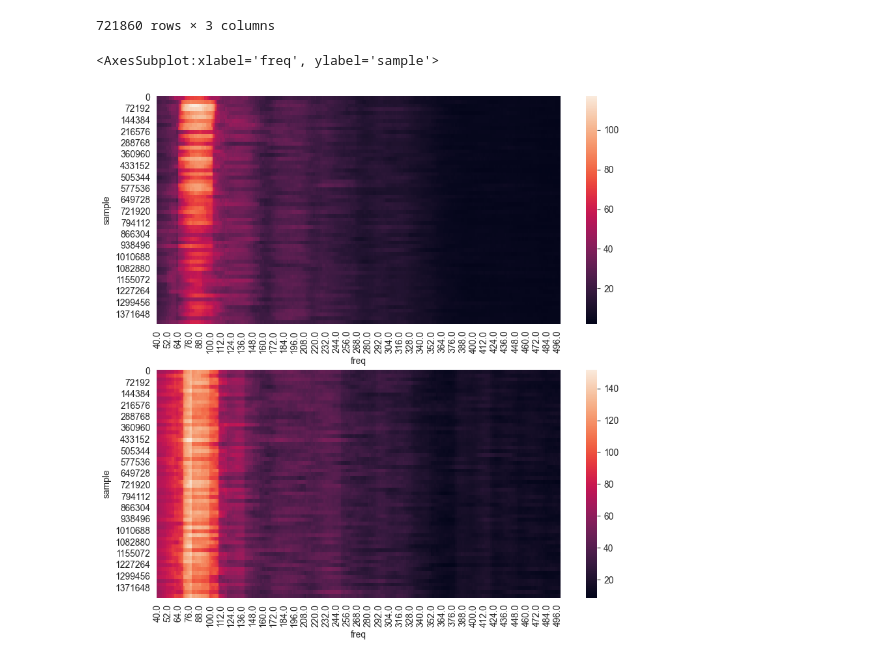
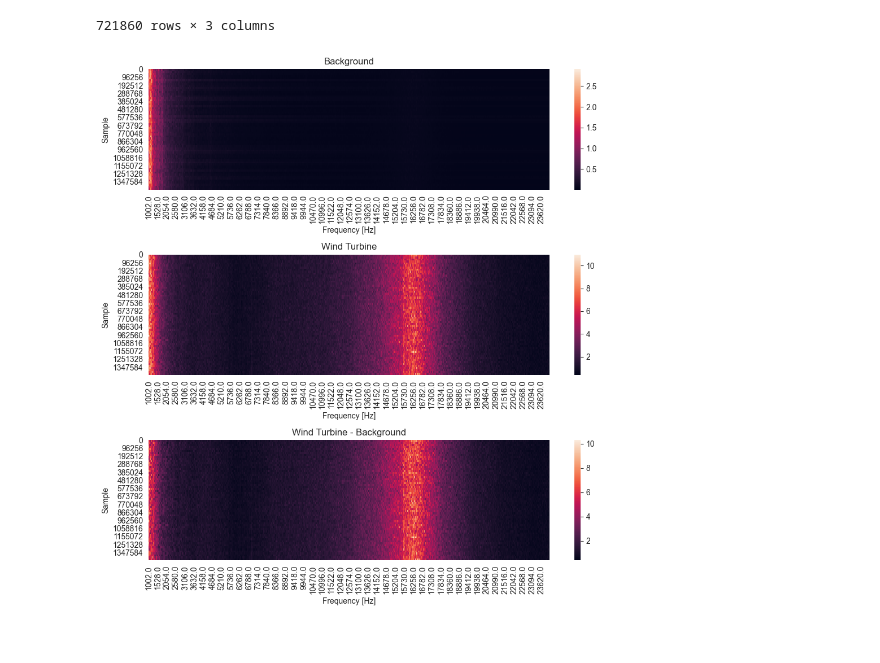
Before and after one commit to gonespral/wind-turbine-noise-measurement-and-prediction, a Jupyter notebook: data_analysis_fft.ipynb, the cells around one changed output. Drawn from its saved outputs; the diff is of its cells as text; code cells hidden in the pictures.

```diff
--- a/data_analysis_fft.ipynb
+++ b/data_analysis_fft.ipynb
@@ -107,6 +107,7 @@ sample_rate = 48128
 # Iterate over every sample_rate/2 samples
 df_bg_fft_list = []
 df_wt_fft_list = []
+df_wt_bg_fft_list = []
 
 for sample in range(0, len(df_bg_mean), int(sample_rate/2)):
     # Get the sample
@@ -132,25 +133,34 @@ for sample in range(0, len(df_bg_mean), int(sample_rate/2)):
     df_wt_fft_sample = pd.DataFrame({"freq": freq_wt, "fft": np.abs(signal_fft_wt)})
     df_wt_fft_sample = df_wt_fft_sample.loc[df_wt_fft_sample["freq"] > 0]
 
+    df_wt_bg_fft_sample = df_wt_fft_sample.copy()
+    df_wt_bg_fft_sample["fft"] = df_wt_bg_fft_sample["fft"] - df_bg_fft_sample["fft"]
+    df_wt_bg_fft_sample.loc[df_wt_bg_fft_sample["fft"] < 0, "fft"] = 0
+
     # Smooth the FFT results
     df_bg_fft_sample["fft"] = df_bg_fft_sample["fft"].rolling(20).mean()
     df_wt_fft_sample["fft"] = df_wt_fft_sample["fft"].rolling(20).mean()
+    df_wt_bg_fft_sample["fft"] = df_wt_bg_fft_sample["fft"].rolling(20).mean()
 
     # Denoise the WT signal
     df_wt_bg_fft_sample = df_wt_fft_sample.copy()
     df_wt_bg_fft_sample["fft"] = df_wt_bg_fft_sample["fft"] - df_bg_fft_sample["fft"]
+    df_wt_bg_fft_sample.loc[df_wt_bg_fft_sample["fft"] < 0, "fft"] = 0
 
     # Add sample number to the dataframe
     df_bg_fft_sample["sample"] = sample
     df_wt_fft_sample["sample"] = sample
+    df_wt_bg_fft_sample["sample"] = sample
 
     # Add the sample to the list
     df_bg_fft_list.append(df_bg_fft_sample)
     df_wt_fft_list.append(df_wt_fft_sample)
+    df_wt_bg_fft_list.append(df_wt_bg_fft_sample)
 # %%
 # Merge the list of dataframes into one dataframe
 df_bg_fft = pd.concat(df_bg_fft_list)
 df_wt_fft = pd.concat(df_wt_fft_list)
+df_wt_bg_fft = pd.concat(df_wt_bg_fft_list)
 # %%
 df_bg_fft
 # %% [output]
@@ -169,16 +179,31 @@ df_bg_fft
 721860 rows × 3 columns
 # %%
 # Plot heatmap of the FFT results. Only plot frequencies in range:
-f_lb = 38
-f_ub = 500
+f_lb = 1000
+f_ub = 25000
 
 df_bg_fft_ = df_bg_fft.loc[(df_bg_fft["freq"] > f_lb) & (df_bg_fft["freq"] < f_ub)]
 df_wt_fft_ = df_wt_fft.loc[(df_wt_fft["freq"] > f_lb) & (df_wt_fft["freq"] < f_ub)]
+df_wt_bg_fft_ = df_wt_bg_fft.loc[(df_wt_bg_fft["freq"] > f_lb) & (df_wt_bg_fft["freq"] < f_ub)]
 
 # Create subplots, with seaborn
-fig, ax = plt.subplots(2, 1, figsize=(10, 10))
+fig, ax = plt.subplots(3, 1, figsize=(10, 10))
 sns.heatmap(df_bg_fft_.pivot("sample", "freq", "fft"), ax=ax[0])
 sns.heatmap(df_wt_fft_.pivot("sample", "freq", "fft"), ax=ax[1])
+sns.heatmap(df_wt_bg_fft_.pivot("sample", "freq", "fft"), ax=ax[2])
+
+ax[0].set_title("Background")
+ax[1].set_title("Wind Turbine")
+ax[2].set_title("Wind Turbine - Background")
+
+ax[0].set_xlabel("Frequency [Hz]")
+ax[1].set_xlabel("Frequency [Hz]")
+ax[2].set_xlabel("Frequency [Hz]")
+
+ax[0].set_ylabel("Sample")
+ax[1].set_ylabel("Sample")
+ax[2].set_ylabel("Sample")
+
+plt.tight_layout()
 # %% [output]
-<AxesSubplot:xlabel='freq', ylabel='sample'>
-[figure, old version]
+[figure, new version]
```
